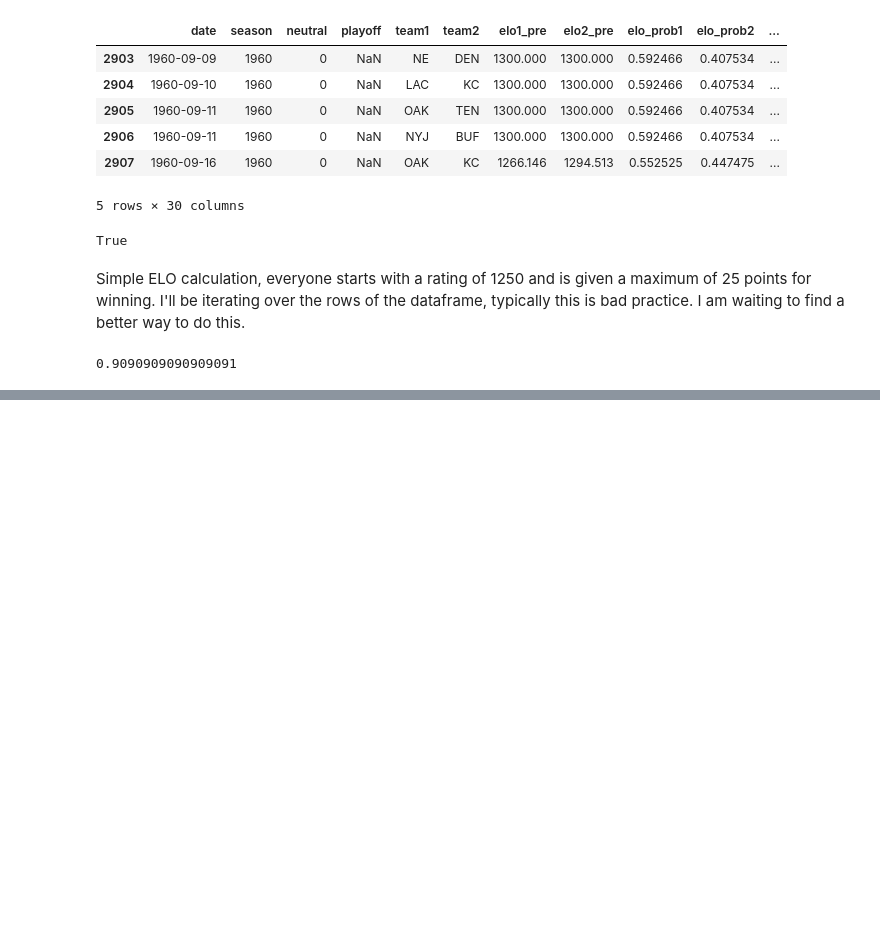
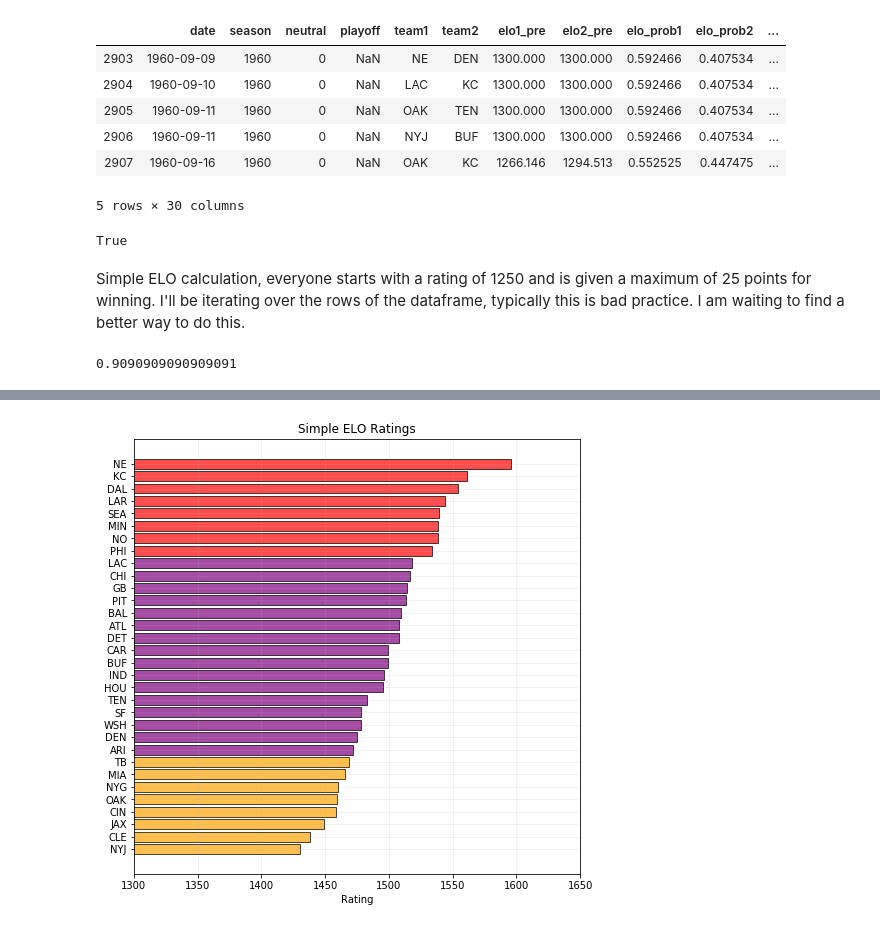
Before and after one commit to david-riser/nfl-ratings, a Jupyter notebook: notebooks/SimpleELO.ipynb, the cells around one changed output, grey strips where cells are left out. Cells and saved outputs as stored; diff of their text form; code cells hidden in the pictures; blank space fills up the shorter version.

```diff
--- a/notebooks/SimpleELO.ipynb
+++ b/notebooks/SimpleELO.ipynb
@@ -159,0 +274,4 @@ plot_rankings(current_ratings)
+# %%
+plot_ratings(year_based_results['ratings'][0])
+# %% [output]
+[figure, added]
```
Also changed, not shown: parts of 24 cells of this notebook, 1 other file.
